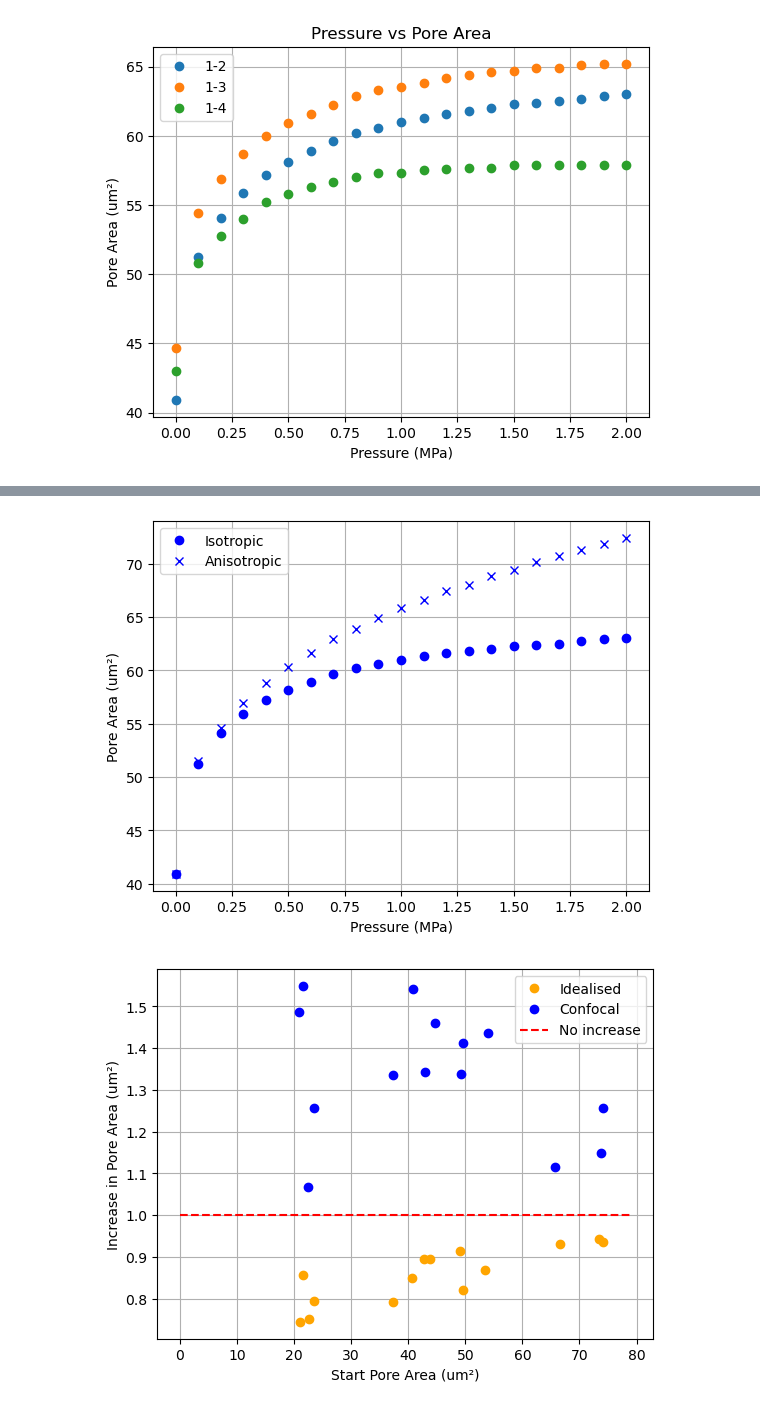
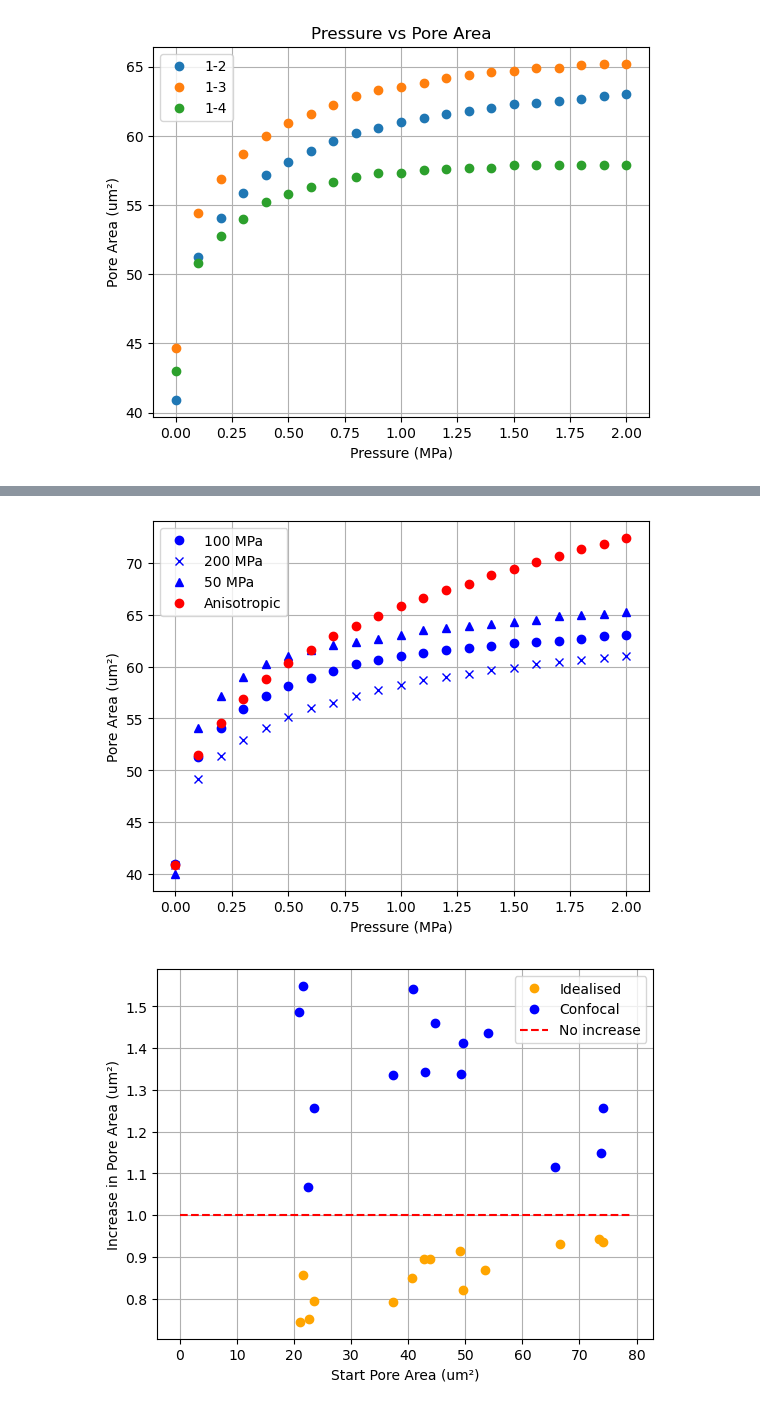
Before and after one commit to mtomtom/onion-stomatal-geometry, a Jupyter notebook: output/results.ipynb, the cells around one changed output, grey strips where cells are left out. Saved outputs shown, nothing was run; the diff lists cells and outputs as text; code cells hidden in the pictures.

Commit message:
Small local changes to plots

```diff
--- a/output/results.ipynb
+++ b/output/results.ipynb
@@ -1120,21 +1120,25 @@ plt.show()
 # %%
 ## Look at the effect of anisotropy (e1e3100 e2200)
+import matplotlib.pyplot as plt
 
 pressure = [0,0.1, 0.2, 0.3, 0.4, 0.5, 0.6, 0.7, 0.8, 0.9, 1.0, 1.1, 1.2, 1.3, 1.4, 1.5, 1.6, 1.7, 1.8, 1.9, 2.0]
 pore_area_1_2 = [40.92, 51.25, 54.1, 55.9, 57.2, 58.1, 58.9, 59.6, 60.2, 60.6, 61, 61.3, 61.6, 61.8, 62, 62.3, 62.4, 62.5, 62.7, 62.9, 63]
 pore_area_1_2_aniso = [40.9, 51.5, 54.6, 56.9, 58.8, 60.3, 61.6, 62.9, 63.9, 64.9, 65.8, 66.6, 67.4, 68.0, 68.8, 69.4, 70.1, 70.7, 71.3, 71.8, 72.4]
 
-plt.plot(pressure, pore_area_1_2, 'bo', label='Isotropic')
-plt.plot(pressure, pore_area_1_2_aniso, 'bx', label='Anisotropic')
+plt.plot(pressure, pore_area_1_2, 'bo', label='100 MPa')
+plt.plot(pressure, pore_area_1_2_double, 'bx', label='200 MPa')
+plt.plot(pressure, pore_area_1_2_half, 'b^', label='50 MPa')
+
+plt.plot(pressure, pore_area_1_2_aniso, 'ro', label='Anisotropic')
 plt.xlabel('Pressure (MPa)')
 plt.ylabel('Pore Area (um²)')
 #plt.title('Pressure vs Pore Area (Isotropic vs Anisotropic)')
 plt.grid(True)
 plt.legend()
 plt.savefig("pressure_vs_pore_area_aniso.png", dpi=300)
 plt.show()
 # %% [output]
-[figure, old version]
+[figure, new version]
 # %%
 ## Mesh inflations (23rd July)
 ##E1E2E3 = 100, pressure = 2MPa
```
Also changed, not shown: parts of 6 cells of this notebook.
